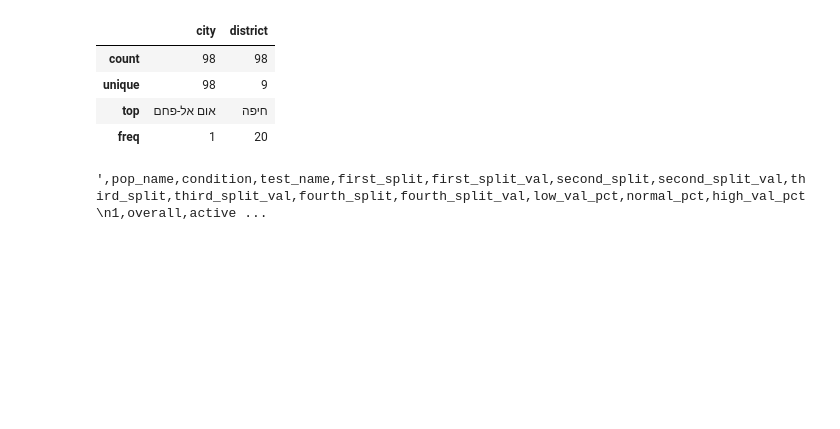
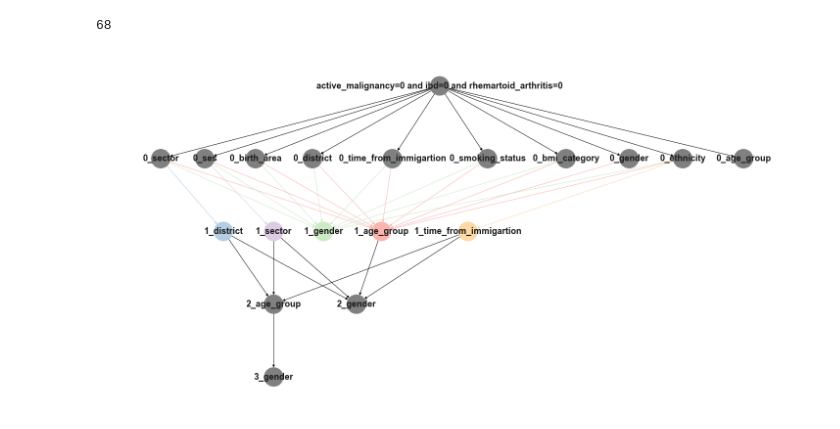
Before and after one commit to shtota/ExplainableClustering, a Jupyter notebook: clalit.ipynb, the cells around one changed output. Saved outputs shown, nothing was run; the diff lists cells and outputs as text; code cells hidden in the pictures; blank space fills up the shorter version.

Commit message:
clalit data working

```diff
--- a/clalit.ipynb
+++ b/clalit.ipynb
@@ -65,14 +43,0 @@ relevant_splits = ['district', 'sector', 'ses', ]
-# %%
-cities = pd.read_csv('cities_clalit.csv')
-cities.columns=['city', 'district']
-cities.describe()
-# %% [output]
-|  | city | district |
-| count | 98 | 98 |
-| unique | 98 | 9 |
-| top | אום אל-פחם | חיפה |
-| freq | 1 | 20 |
-# %%
-text[:2000]
-# %% [output]
-',pop_name,condition,test_name,first_split,first_split_val,second_split,second_split_val,third_split,third_split_val,fourth_split,fourth_split_val,low_val_pct,normal_pct,high_val_pct\n1,overall,active ...
@@ -78,0 +47,50 @@ text[:2000]
+# %%
+import numpy as np
+paths = df[df.condition == 'active_malignancy=0 and ibd=0 and rhemartoid_arthritis=0'][['first_split','second_split', 'third_split', 'fourth_split']]
+paths = {tuple(x[1]) for x in paths.iterrows()}
+paths = {tuple(['{}_{}'.format(i,x) for i, x in enumerate(p) if type(x) == str]) for p in paths}
+len(paths)
+# %% [output]
+68
+# %%
+import networkx as nx
+paths = {x for x in paths if len(x) and x[0] in {
+ '0_age_group',
+ '0_birth_area',
+ '0_bmi_category',
+ '0_district',
+ '0_ethnicity',
+ '0_gender',
+ '0_sector',
+ '0_ses',
+ '0_smoking_status',
+ '0_time_from_immigartion'}}
+# %%
+import matplotlib.pyplot as plt
+import networkx as nx
+import pydot
+from networkx.drawing.nx_pydot import graphviz_layout
+import os
+os.environ["PATH"] += os.pathsep + 'C:/Program Files/Graphviz/bin/'
+
+colors = plt.cm.Pastel1.colors
+colored_nodes = sorted({x[1] for x in paths if len(x) > 1})
+colors = {x: colors[i] for i,x in enumerate(colored_nodes)}
+
+G = nx.DiGraph()
+
+for k, v in colors.items():
+    G.add_node(k, color=v)
+for p in paths:
+    G.add_edges_from([('active_malignancy=0 and ibd=0 and rhemartoid_arthritis=0', p[0])])
+    for i in range(len(p)-1):
+        G.add_edge(p[i], p[i+1])
+
+plt.figure(figsize=(20,10))
+
+pos = graphviz_layout(G, prog="dot")
+nx.draw(G, pos, with_labels=True, font_weight='bold',node_size=1500, font_size=18, node_color=[colors.get(x, 'gray') for x in G.nodes], edge_color=[colors.get(v, 'black') for u,v in G.edges])
+plt.show()
+    #nx.draw(G, with_labels=True, font_weight='bold')
+# %% [output]
+[figure, added]
```
Also changed, not shown: parts of 12 cells of this notebook.
